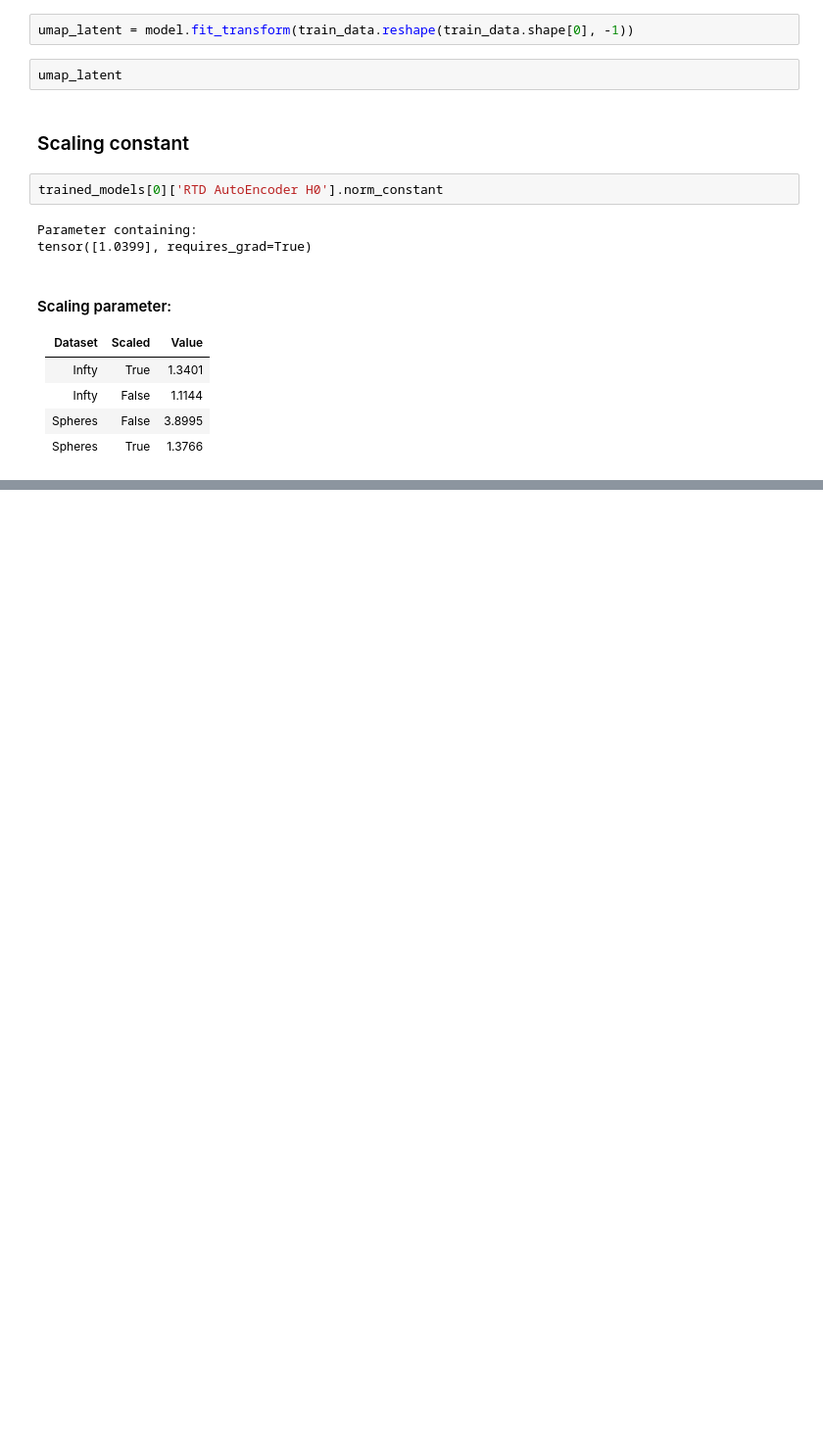
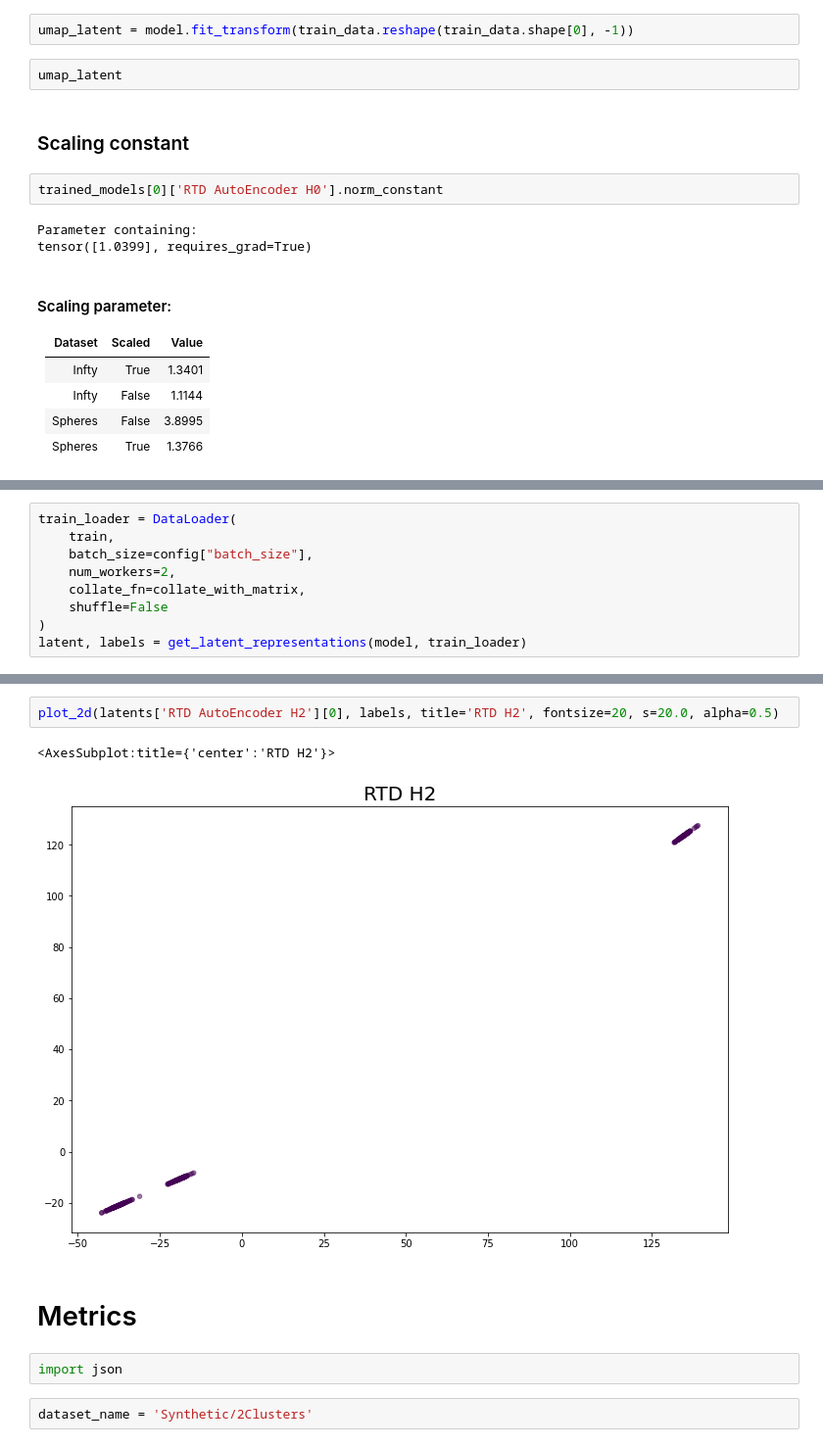
Before and after one commit to danchern97/RTD_AE, a Jupyter notebook: Synthetic datasets AE training.ipynb, the cells around one changed output, grey strips where cells are left out. Shown at 98% size. Drawn from its saved outputs; the diff is of its cells as text; blank space fills up the shorter version.

```diff
--- a/Synthetic datasets AE training.ipynb
+++ b/Synthetic datasets AE training.ipynb
@@ -392,0 +649,9 @@ tensor([1.0399], requires_grad=True)
+# %%
+train_loader = DataLoader(
+    train,
+    batch_size=config["batch_size"],
+    num_workers=2,
+    collate_fn=collate_with_matrix,
+    shuffle=False
+)
+latent, labels = get_latent_representations(model, train_loader)
@@ -392,0 +717,11 @@ tensor([1.0399], requires_grad=True)
+# %%
+plot_2d(latents['RTD AutoEncoder H2'][0], labels, title='RTD H2', fontsize=20, s=20.0, alpha=0.5)
+# %% [output]
+<AxesSubplot:title={'center':'RTD H2'}>
+[figure, added]
+# %% [markdown]
+# Metrics
+# %%
+import json
+# %%
+dataset_name = 'Synthetic/2Clusters'
```
Also changed, not shown: parts of 57 cells of this notebook.
